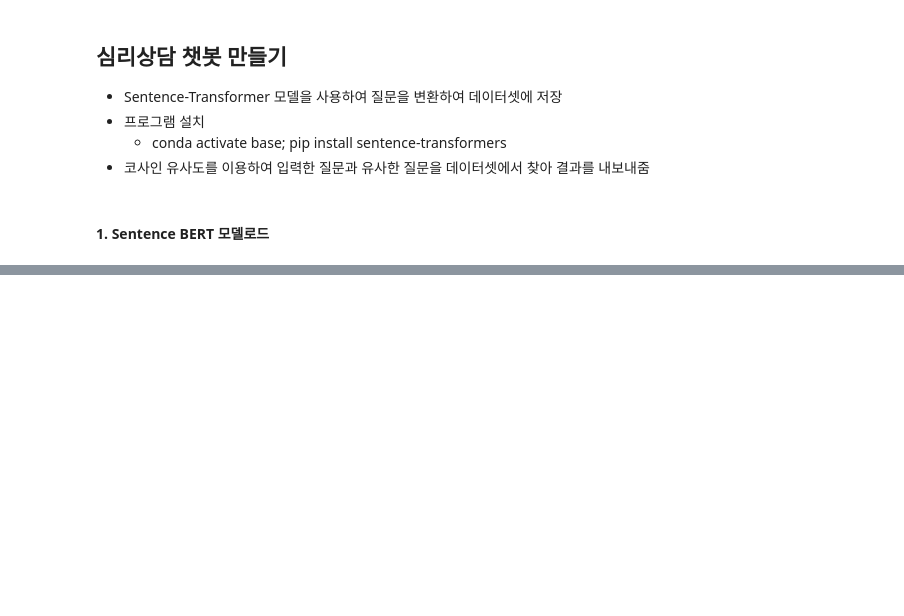
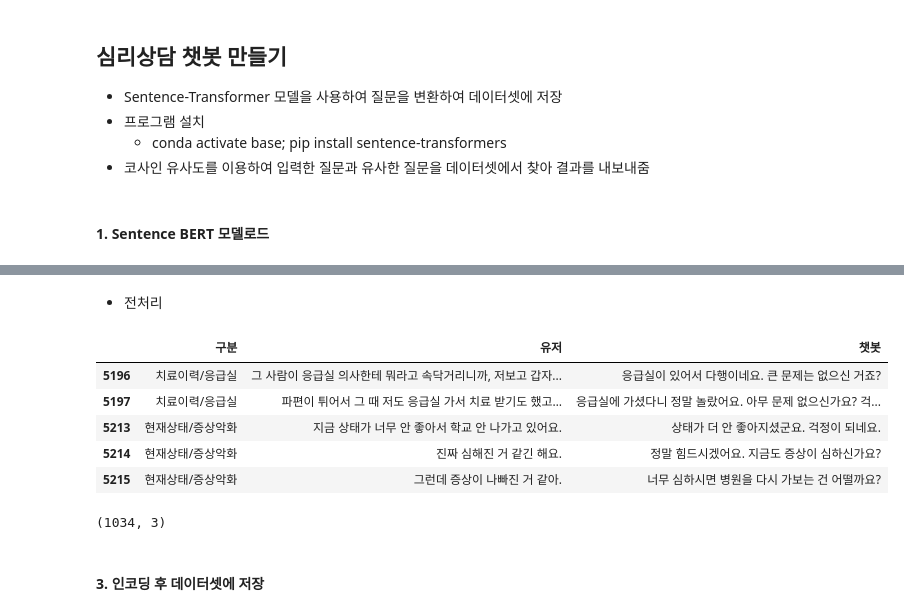
Before and after one commit to njy622/MachineLearningLecture-2023.10, a Jupyter notebook: 09.챗봇/01.심리상담.ipynb, the cells around one changed output, grey strips where cells are left out. Saved outputs shown, nothing was run; the diff lists cells and outputs as text; code cells hidden in the pictures; blank space fills up the shorter version.

```diff
--- a/09.챗봇/01.심리상담.ipynb
+++ b/09.챗봇/01.심리상담.ipynb
@@ -15,0 +54,19 @@ model = SentenceTransformer('jhgan/ko-sroberta-multitask')
+# %% [markdown]
+- 전처리
+# %%
+df.drop(columns=['Unnamed: 3'], inplace=True)
+df.dropna(inplace=True)
+df.tail()
+# %% [output]
+|  | 구분 | 유저 | 챗봇 |
+| 5196 | 치료이력/응급실 | 그 사람이 응급실 의사한테 뭐라고 속닥거리니까, 저보고 갑자... | 응급실이 있어서 다행이네요. 큰 문제는 없으신 거죠? |
+| 5197 | 치료이력/응급실 | 파편이 튀어서 그 때 저도 응급실 가서 치료 받기도 했고… | 응급실에 가셨다니 정말 놀랐어요. 아무 문제 없으신가요? 걱... |
+| 5213 | 현재상태/증상악화 | 지금 상태가 너무 안 좋아서 학교 안 나가고 있어요. | 상태가 더 안 좋아지셨군요. 걱정이 되네요. |
+| 5214 | 현재상태/증상악화 | 진짜 심해진 거 같긴 해요. | 정말 힘드시겠어요. 지금도 증상이 심하신가요? |
+| 5215 | 현재상태/증상악화 | 그런데 증상이 나빠진 거 같아. | 너무 심하시면 병원을 다시 가보는 건 어떨까요? |
+# %%
+df.shape
+# %% [output]
+(1034, 3)
+# %% [markdown]
+#### 3. 인코딩 후 데이터셋에 저장
```
Also changed, not shown: parts of 19 cells of this notebook, 1 other file.
